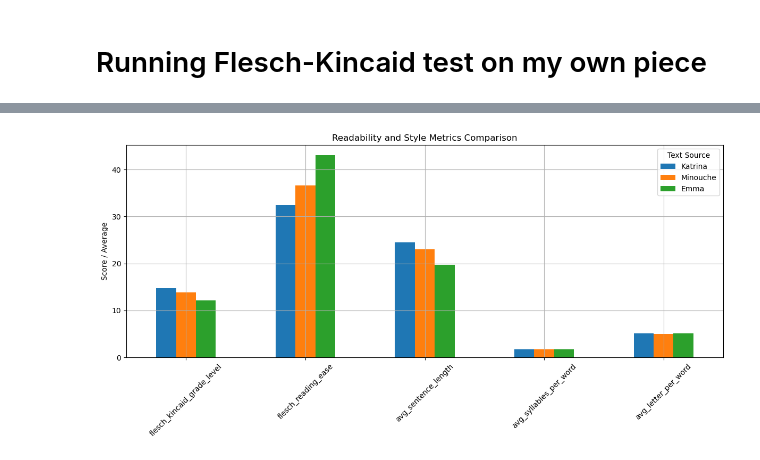
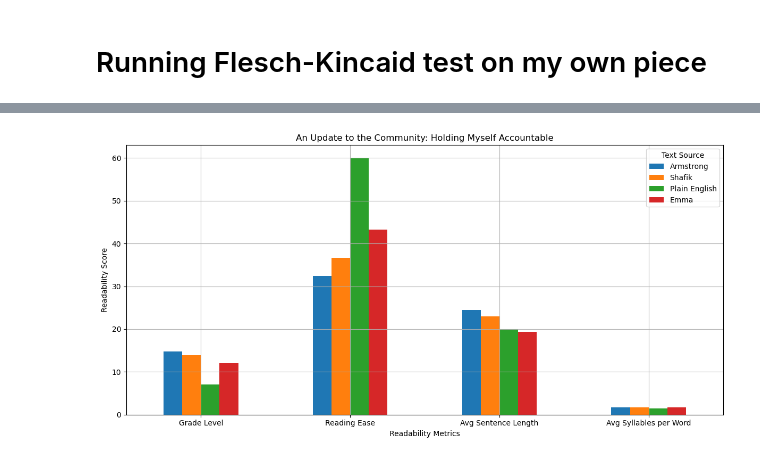
Before and after one commit to es098712/Columbia-President-Emails, a Jupyter notebook: readability_analysis.ipynb, the cells around one changed output, grey strips where cells are left out. Drawn from its saved outputs; the diff is of its cells as text; code cells hidden in the pictures.

```diff
--- a/readability_analysis.ipynb
+++ b/readability_analysis.ipynb
@@ -20,18 +20,27 @@ minouche_texts = df_minouche['Content'].dropna().tolist()
 # Function to compute readability stats
 def compute_stats(texts):
     return {
-        "flesch_kincaid_grade_level": sum(textstat.flesch_kincaid_grade(text) for text in texts) / len(texts),
-        "flesch_reading_ease": sum(textstat.flesch_reading_ease(text) for text in texts) / len(texts),
-        "avg_sentence_length": sum(textstat.avg_sentence_length(text) for text in texts) / len(texts),
-        "avg_syllables_per_word": sum(textstat.avg_syllables_per_word(text) for text in texts) / len(texts),
-        "avg_letter_per_word": sum(textstat.avg_letter_per_word(text) for text in texts) / len(texts)
+        "Grade Level": sum(textstat.flesch_kincaid_grade(text) for text in texts) / len(texts),
+        "Reading Ease": sum(textstat.flesch_reading_ease(text) for text in texts) / len(texts),
+        "Avg Sentence Length": sum(textstat.avg_sentence_length(text) for text in texts) / len(texts),
+        "Avg Syllables per Word": sum(textstat.avg_syllables_per_word(text) for text in texts) / len(texts),
+        #"avg_letter_per_word": sum(textstat.avg_letter_per_word(text) for text in texts) / len(texts)
     }
+
+# (Flesch) Plain Text stats
+plain_english = {
+    "Grade Level": 7,
+    "Reading Ease": 60,
+    "Avg Sentence Length": 20,
+    "Avg Syllables per Word": 1.5,
+    #"avg_letter_per_word":
+}
 
 # Calculate stats
 katrina_stats = compute_stats(katrina_texts)
 minouche_stats = compute_stats(minouche_texts)
 
 # Combine results
-readability_df = pd.DataFrame([katrina_stats, minouche_stats], index=["Katrina", "Minouche"])
+readability_df = pd.DataFrame([katrina_stats, minouche_stats, plain_english], index=["Armstrong", "Shafik", "Plain English"])
 readability_df
 # %% [output]
@@ -59,11 +71,11 @@ with open("Uni_president_piece.sty", "r", encoding="utf-8") as f:
 
 # Compute readability statistics using the same method
 readability_stats = {
-    "flesch_kincaid_grade_level": textstat.flesch_kincaid_grade(text),
-    "flesch_reading_ease": textstat.flesch_reading_ease(text),
-    "avg_sentence_length": textstat.avg_sentence_length(text),
-    "avg_syllables_per_word": textstat.avg_syllables_per_word(text),
-    "avg_letter_per_word": textstat.avg_letter_per_word(text)
+    "Grade Level": textstat.flesch_kincaid_grade(text),
+    "Reading Ease": textstat.flesch_reading_ease(text),
+    "Avg Sentence Length": textstat.avg_sentence_length(text),
+    "Avg Syllables per Word": textstat.avg_syllables_per_word(text),
+    #"avg_letter_per_word": textstat.avg_letter_per_word(text)
 }
 
 # Display as a DataFrame
@@ -75,19 +87,20 @@ my_readability
 # %%
 # Combine all readability data into a single DataFrame
 combined_df = pd.concat([readability_df, my_readability])
-#combined_df.head()
+combined_df.head()
 
 # Plot all three on the same graph
 combined_df.T.plot(kind='bar', figsize=(12, 6))
-plt.title("Readability and Style Metrics Comparison")
-plt.ylabel("Score / Average")
-plt.xticks(rotation=45)
+plt.title("An Update to the Community: Holding Myself Accountable")
+plt.ylabel("Readability Score")
+plt.xticks(rotation=0, ha='center')
+plt.xlabel("Readability Metrics")
 plt.grid(True)
 plt.tight_layout()
 plt.legend(title="Text Source")
 plt.show()
 # %% [output]
-[figure, old version]
+[figure, new version]
 # %%
 # Display combined DataFrame
 combined_df
```
Also changed, not shown: parts of 4 cells of this notebook, 3 other files.
